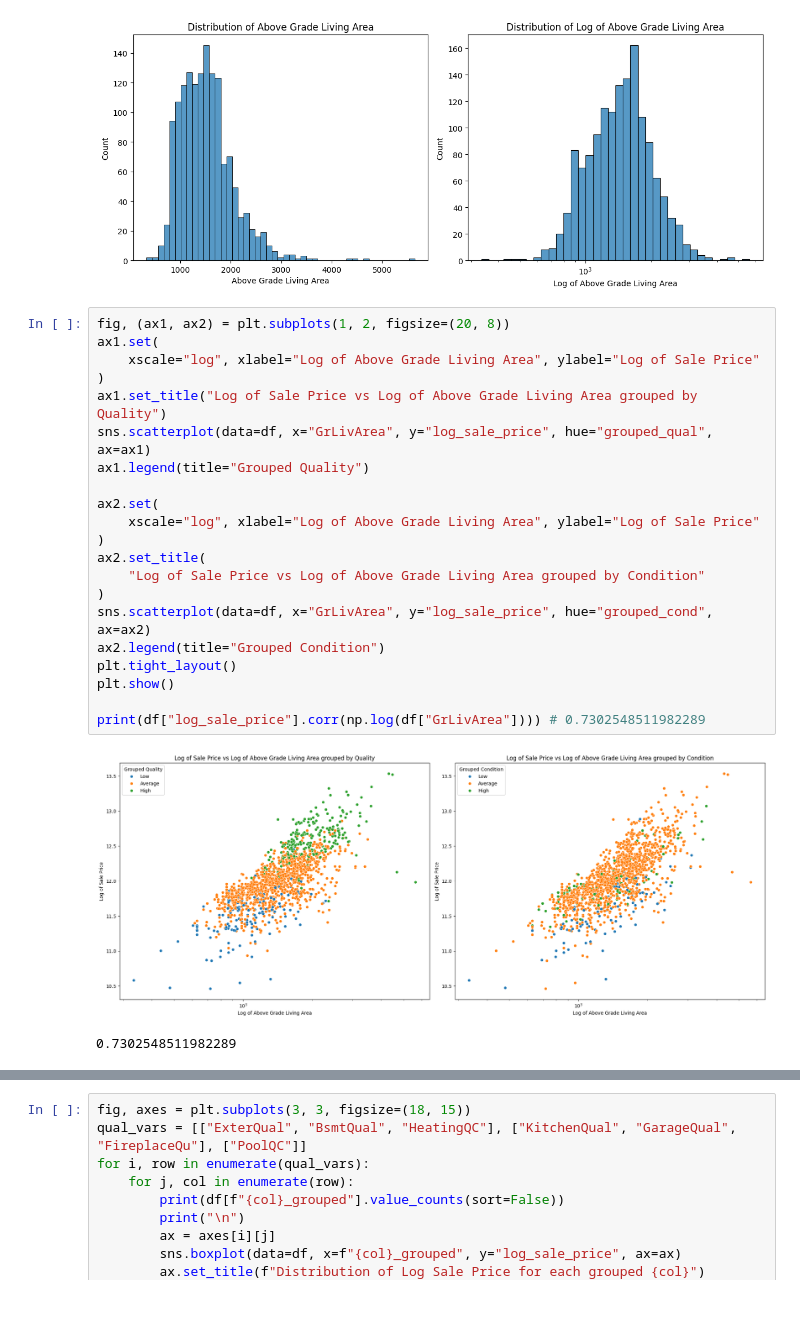
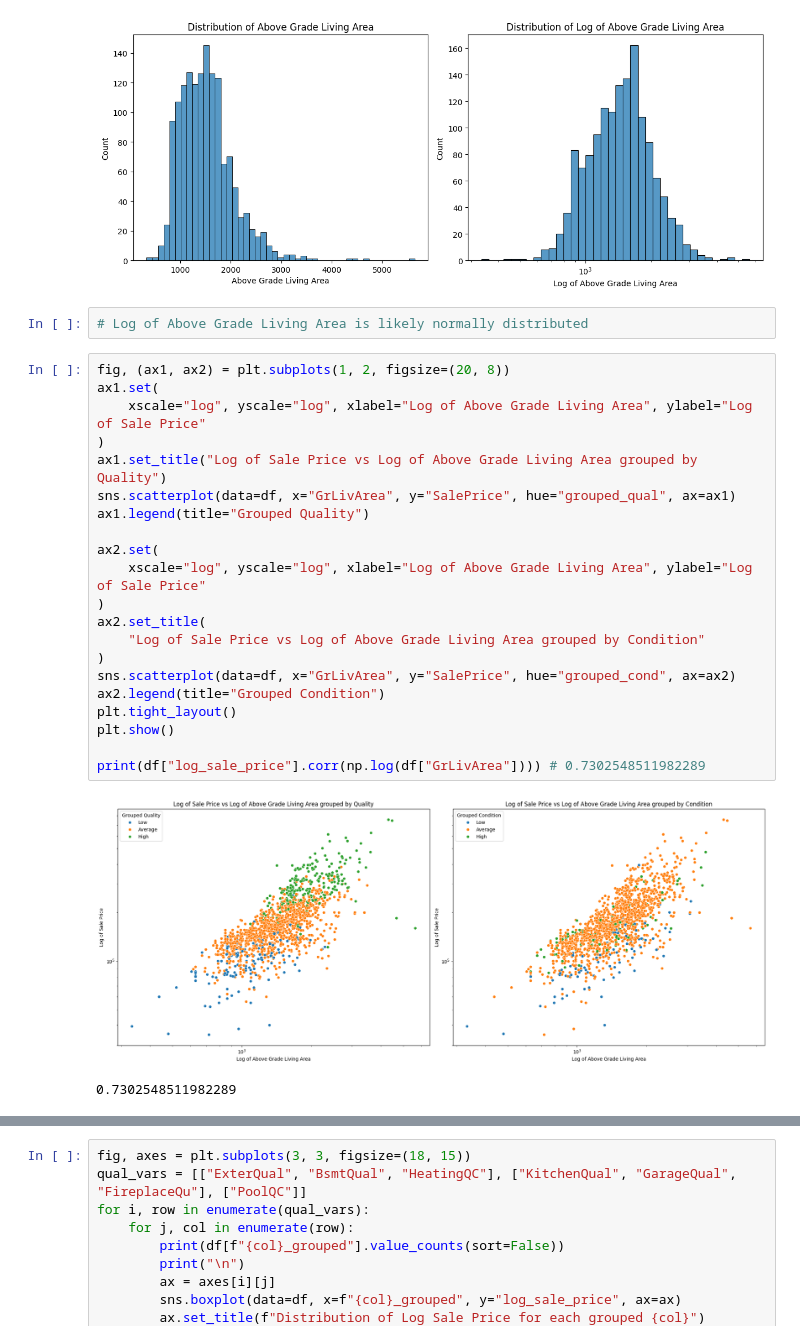
Before and after one commit to Drolfothesgnir/house_prices, a Jupyter notebook: EDA/LivingConditions.ipynb, the cells around one changed output, grey strips where cells are left out. Drawn from its saved outputs; the diff is of its cells as text; blank space fills up the shorter version.

```diff
--- a/EDA/LivingConditions.ipynb
+++ b/EDA/LivingConditions.ipynb
@@ -54,27 +57,29 @@ plt.tight_layout()
 plt.show()
 # %% [output]
 [figure]
+# %%
+# Log of Above Grade Living Area is likely normally distributed
 # %%
 fig, (ax1, ax2) = plt.subplots(1, 2, figsize=(20, 8))
 ax1.set(
-    xscale="log", xlabel="Log of Above Grade Living Area", ylabel="Log of Sale Price"
+    xscale="log", yscale="log", xlabel="Log of Above Grade Living Area", ylabel="Log of Sale Price"
 )
 ax1.set_title("Log of Sale Price vs Log of Above Grade Living Area grouped by Quality")
-sns.scatterplot(data=df, x="GrLivArea", y="log_sale_price", hue="grouped_qual", ax=ax1)
+sns.scatterplot(data=df, x="GrLivArea", y="SalePrice", hue="grouped_qual", ax=ax1)
 ax1.legend(title="Grouped Quality")
 
 ax2.set(
-    xscale="log", xlabel="Log of Above Grade Living Area", ylabel="Log of Sale Price"
+    xscale="log", yscale="log", xlabel="Log of Above Grade Living Area", ylabel="Log of Sale Price"
 )
 ax2.set_title(
     "Log of Sale Price vs Log of Above Grade Living Area grouped by Condition"
 )
-sns.scatterplot(data=df, x="GrLivArea", y="log_sale_price", hue="grouped_cond", ax=ax2)
+sns.scatterplot(data=df, x="GrLivArea", y="SalePrice", hue="grouped_cond", ax=ax2)
 ax2.legend(title="Grouped Condition")
 plt.tight_layout()
 plt.show()
 
 print(df["log_sale_price"].corr(np.log(df["GrLivArea"]))) # 0.7302548511982289
 # %% [output]
-[figure, old version]
+[figure, new version]
 0.7302548511982289
```
Also changed, not shown: parts of 21 cells of this notebook, 3 other files.
